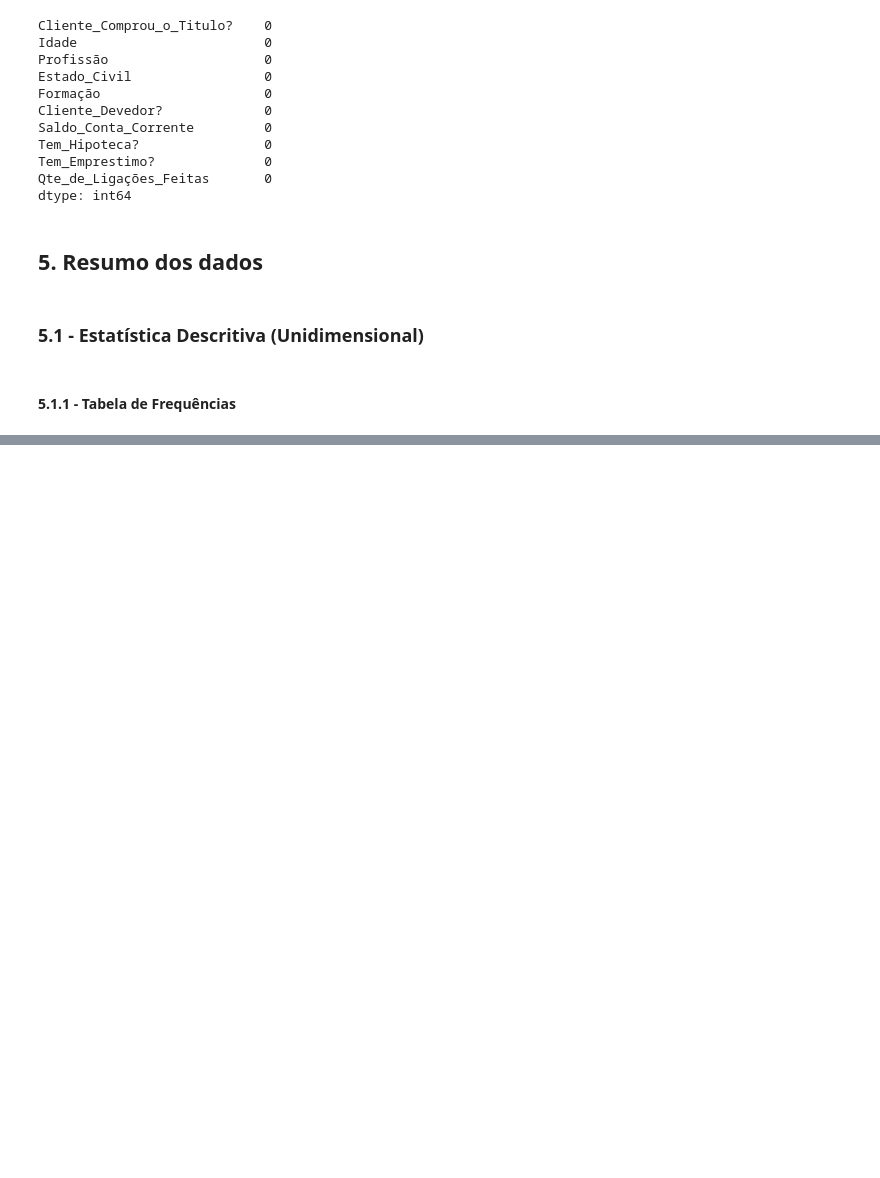
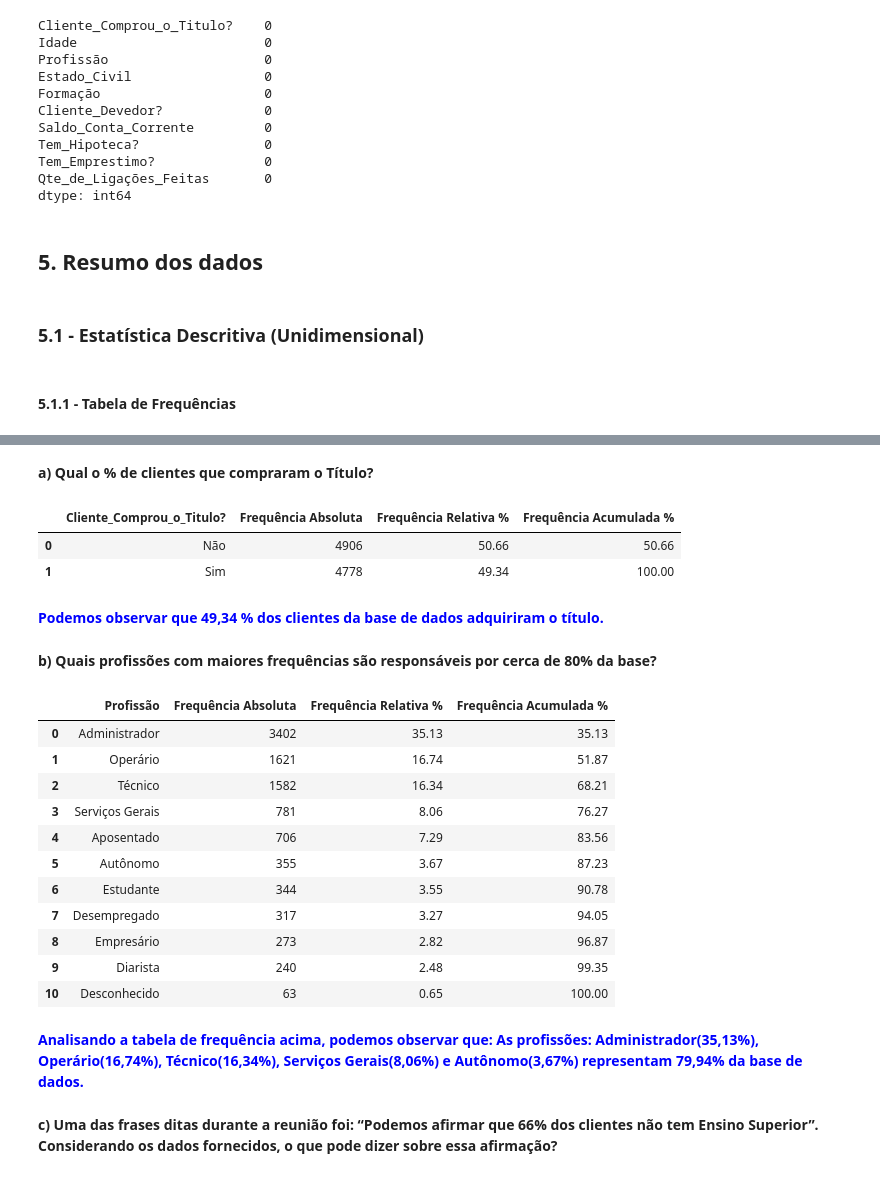
Before and after one commit to ricardo-paganini/Analytics-ProdutoBancario, a Jupyter notebook: Analytics-ProdutoBancario.ipynb, the cells around one changed output, grey strips where cells are left out. Saved outputs shown, nothing was run; the diff lists cells and outputs as text; code cells hidden in the pictures; blank space fills up the shorter version.

Commit message:
Finalização do Projeto de Análise de Dados

```diff
--- a/Analytics-ProdutoBancario.ipynb
+++ b/Analytics-ProdutoBancario.ipynb
@@ -138,0 +243,31 @@ Name: count, dtype: int64
+# %% [markdown]
+**a) Qual o % de clientes que compraram o Título?**
+# %%
+display(h.frequencias_cat(df1,'Cliente_Comprou_o_Titulo?'))
+# %% [output]
+|  | Cliente_Comprou_o_Titulo? | Frequência Absoluta | Frequência Relativa % | Frequência Acumulada % |
+| 0 | Não | 4906 | 50.66 | 50.66 |
+| 1 | Sim | 4778 | 49.34 | 100.00 |
+# %% [markdown]
+**<font color="#0000FF">Podemos observar que 49,34 % dos clientes da base de dados adquiriram o título.</font>**
+# %% [markdown]
+**b) Quais profissões com maiores frequências são responsáveis por cerca de 80% da base?**
+# %%
+display(h.frequencias_cat(df1,'Profissão'))
+# %% [output]
+|  | Profissão | Frequência Absoluta | Frequência Relativa % | Frequência Acumulada % |
+| 0 | Administrador | 3402 | 35.13 | 35.13 |
+| 1 | Operário | 1621 | 16.74 | 51.87 |
+| 2 | Técnico | 1582 | 16.34 | 68.21 |
+| 3 | Serviços Gerais | 781 | 8.06 | 76.27 |
+| 4 | Aposentado | 706 | 7.29 | 83.56 |
+| 5 | Autônomo | 355 | 3.67 | 87.23 |
+| 6 | Estudante | 344 | 3.55 | 90.78 |
+| 7 | Desempregado | 317 | 3.27 | 94.05 |
+| 8 | Empresário | 273 | 2.82 | 96.87 |
+| 9 | Diarista | 240 | 2.48 | 99.35 |
+| 10 | Desconhecido | 63 | 0.65 | 100.00 |
+# %% [markdown]
+**<font color="#0000FF">Analisando a tabela de frequência acima, podemos observar que: As profissões: Administrador(35,13%), Operário(16,74%), Técnico(16,34%), Serviços Gerais(8,06%) e Autônomo(3,67%) representam 79,94% da base de dados.</font>**
+# %% [markdown]
+**c) Uma das frases ditas durante a reunião foi: “Podemos afirmar que 66% dos clientes não tem Ensino Superior”. Considerando os dados fornecidos, o que pode dizer sobre essa afirmação?**
```
Also changed, not shown: parts of 19 cells of this notebook, 3 other files.
